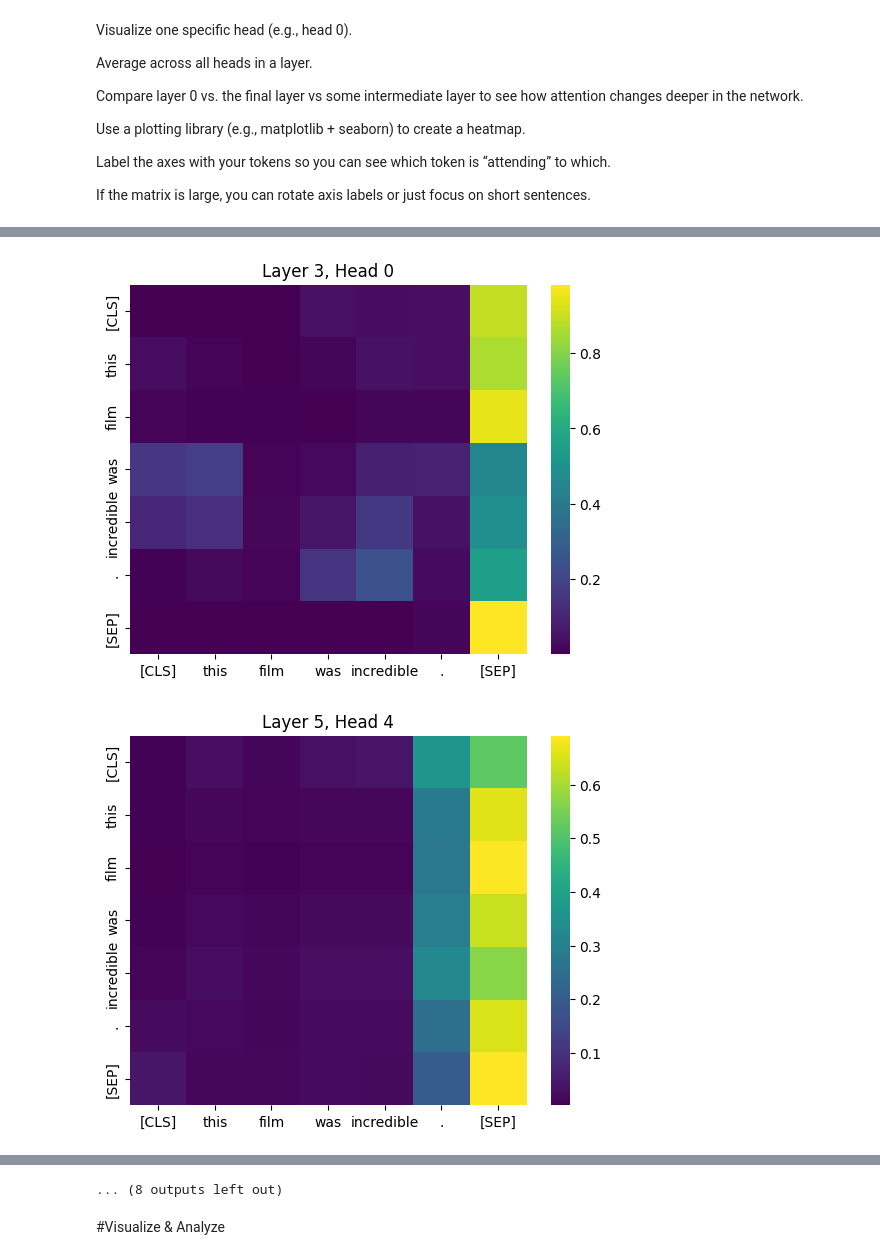
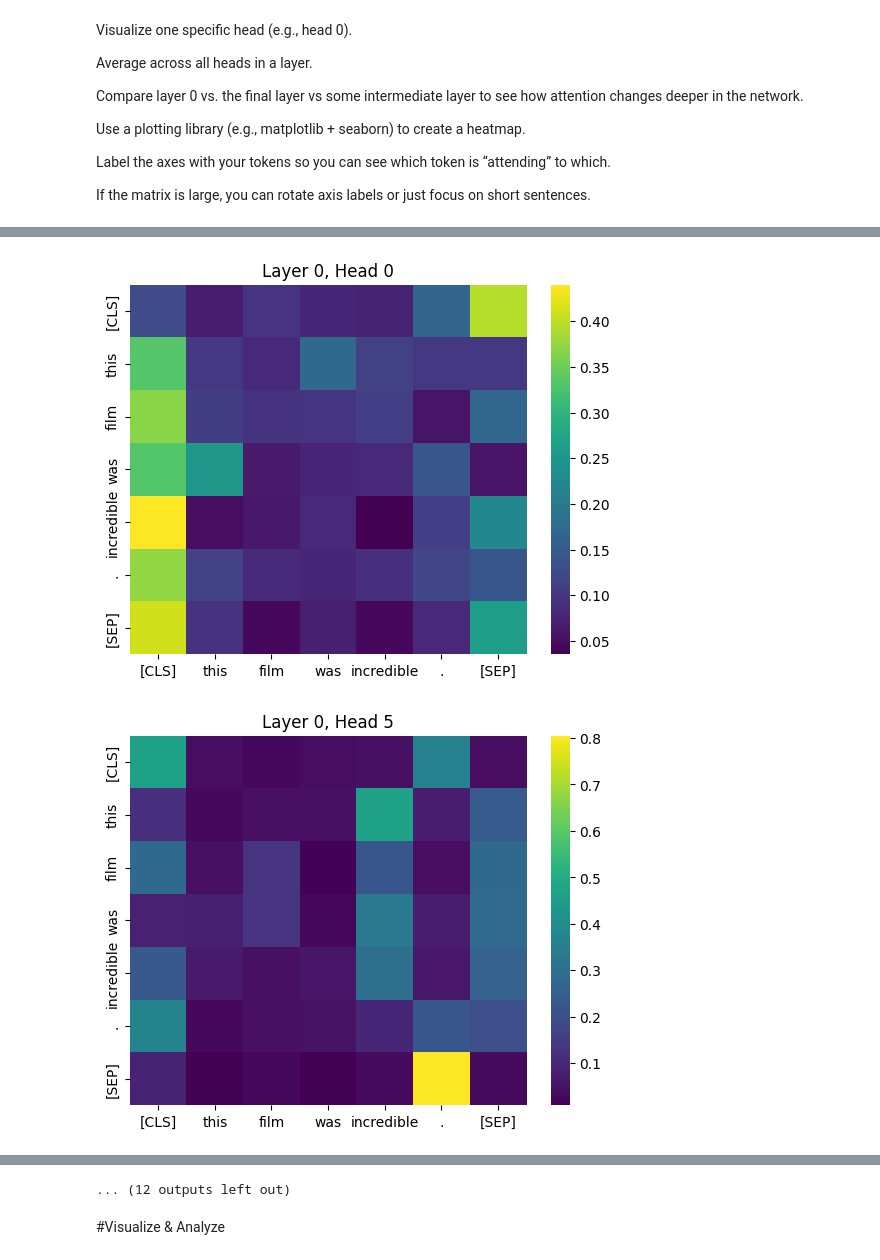
Before and after one commit to bnelson05/SelfAttention, a Jupyter notebook: SelfAttention.ipynb, the cells around one changed output, grey strips where cells are left out. Saved outputs shown, nothing was run; the diff lists cells and outputs as text; code cells hidden in the pictures.

Commit message:
Added other heatmaps for pattern analysis

```diff
--- a/SelfAttention.ipynb
+++ b/SelfAttention.ipynb
@@ -118,9 +119,11 @@ for sentence in sentiment_sentences:
   # outputs.attentions[0] gets the first layer (0th layer)
   attention_zero_layer = outputs.attentions[0][0, 0].detach().numpy()
 
+  attention_zero_layer_five = outputs.attentions[0][0, 5].detach().numpy()
+
   attention_third_layer = outputs.attentions[3][0, 0].detach().numpy()
 
-  attention_fifth_layer = outputs.attentions[5][0, 4].detach().numpy()
+  attention_fifth_layer_four = outputs.attentions[5][0, 4].detach().numpy()
 
   attention_final_layer = outputs.attentions[final_layer][0, 0].detach().numpy()
 
@@ -132,11 +135,15 @@ for sentence in sentiment_sentences:
   plt.title("Layer 0, Head 0")
   plt.show()
 
+  sns.heatmap(attention_zero_layer_five, cmap='viridis', xticklabels=tokens, yticklabels=tokens)
+  plt.title("Layer 0, Head 5")
+  plt.show()
+
   sns.heatmap(attention_third_layer, cmap='viridis', xticklabels=tokens, yticklabels=tokens)
   plt.title("Layer 3, Head 0")
   plt.show()
 
-  sns.heatmap(attention_fifth_layer, cmap='viridis', xticklabels=tokens, yticklabels=tokens)
+  sns.heatmap(attention_fifth_layer_four, cmap='viridis', xticklabels=tokens, yticklabels=tokens)
   plt.title("Layer 5, Head 4")
   plt.show()
 
@@ -157,2 +164,2 @@ for sentence in sentiment_sentences:
-[figure, old version]
+[figure, new version]
-[figure, old version]
+[figure, new version]
@@ -163,4 +170,4 @@ for sentence in sentiment_sentences:
-... (8 outputs left out)
+... (12 outputs left out)
 # %% [markdown]
 #Visualize & Analyze
 # %% [markdown]
```
Also changed, not shown: parts of 2 cells of this notebook.
